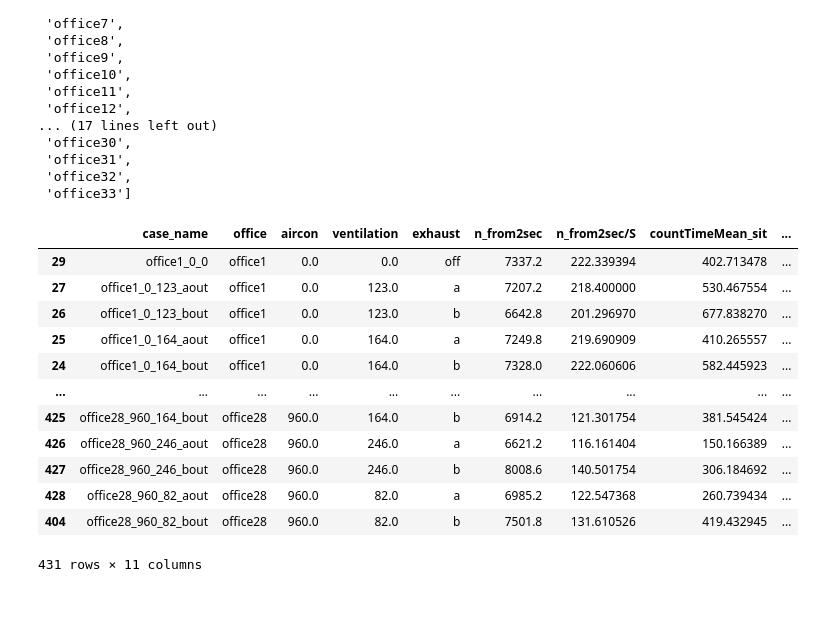
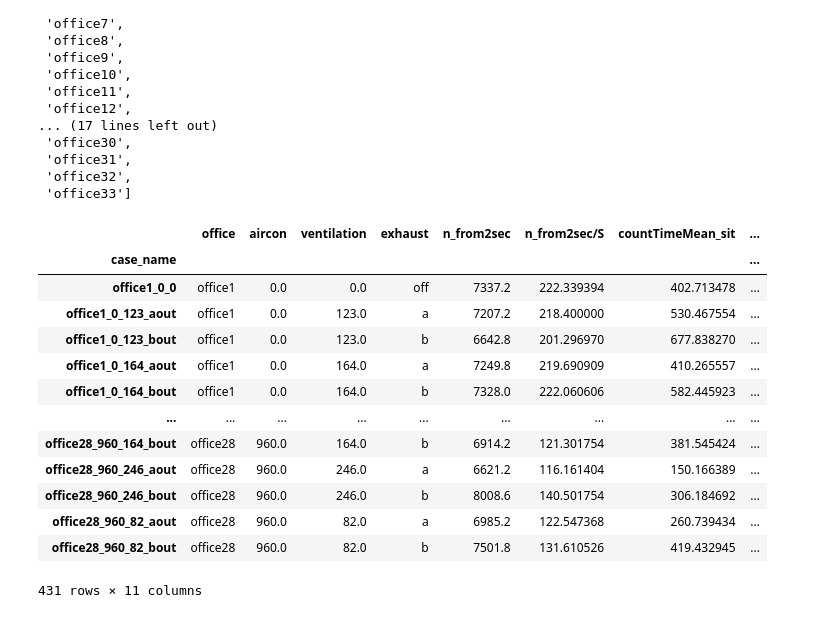
Before and after one commit to Enehentaro/MachineLearning, a Jupyter notebook: NoteBook/TrialAndError.ipynb, the cells around one changed output. Drawn from its saved outputs; the diff is of its cells as text; code cells hidden in the pictures.

```diff
--- a/NoteBook/TrialAndError.ipynb
+++ b/NoteBook/TrialAndError.ipynb
@@ -436,5 +438,6 @@ pc_dict
 # %%
-df = pd.read_csv("/mnt/MachineLearning/Count_timeSeries/exceptDesk/patientMean/summary.csv")
+# df = pd.read_csv("/mnt/MachineLearning/Count_timeSeries/exceptDesk/patientMean/summary.csv")
+df = pd.read_csv("/mnt/MachineLearning/Count_timeSeries/onlyFloating/patientMean/summary.csv")
 df
 # %% [output]
 |  | office10_0_0 | office10_0_164_aout | office10_0_164_bout | office10_0_246_aout | office10_0_246_bout | ... |
@@ -461,5 +464,5 @@ df_filtered.iloc[:,:20].plot(figsize=(12,8))
 # s_mean.rename("countTimeMean_exceptDesk", inplace=True)
 # %%
 s_mean = df.iloc[1:].mean()
-s_mean.rename("countTimeMean_exceptDesk", inplace=True)
+s_mean.rename("countTimeMean_onlyFloating", inplace=True)
 # %% [output]
@@ -478,5 +481,5 @@ Name: countTimeMean_exceptDesk, Length: 431, dtype: float64
 # %%
-df_summary = pd.read_csv("/mnt/MachineLearning/data/summary_20221216.csv")
+df_summary = pd.read_csv("/mnt/MachineLearning/data/summary_20230105.csv")
 df_summary.set_index("case_name", inplace=True)
 df_summary
 # %% [output]
@@ -568,28 +571,29 @@ df_summary.reset_index(inplace=True)
 # %%
-df_summary['order'] = df_summary['office'].apply(
-    lambda office: office_sorted_list.index(office) if office in office_sorted_list else -1)
+# df_summary['order'] = df_summary['office'].apply(
+#     lambda office: office_sorted_list.index(office) if office in office_sorted_list else -1)
 
-df_summary = df_summary.sort_values(['order', 'case_name']).drop(columns="order")
+# df_summary = df_summary.sort_values(['order', 'case_name']).drop(columns="order")
 # %%
 df_total = df_summary
-df_total["countTimeMean_bin"] = pd.qcut(df_summary["countTimeMean_exceptDesk"], 4, labels=False)
+df_total["countTimeMean_bin"] = pd.qcut(df_summary["countTimeMean_onlyFloating"], 4, labels=False)
 # df_total["countTimeMean_bin"] = pd.qcut(df_summary["countTimeMean_sit2stand"], 4, labels=False)
 
 
 df_total
 # %% [output]
-|  | case_name | office | aircon | ventilation | exhaust | n_from2sec | n_from2sec/S | countTimeMean_sit | ... |
-| 29 | office1_0_0 | office1 | 0.0 | 0.0 | off | 7337.2 | 222.339394 | 402.713478 | ... |
-| 27 | office1_0_123_aout | office1 | 0.0 | 123.0 | a | 7207.2 | 218.400000 | 530.467554 | ... |
-| 26 | office1_0_123_bout | office1 | 0.0 | 123.0 | b | 6642.8 | 201.296970 | 677.838270 | ... |
-| 25 | office1_0_164_aout | office1 | 0.0 | 164.0 | a | 7249.8 | 219.690909 | 410.265557 | ... |
-| 24 | office1_0_164_bout | office1 | 0.0 | 164.0 | b | 7328.0 | 222.060606 | 582.445923 | ... |
-| ... | ... | ... | ... | ... | ... | ... | ... | ... | ... |
-| 425 | office28_960_164_bout | office28 | 960.0 | 164.0 | b | 6914.2 | 121.301754 | 381.545424 | ... |
-| 426 | office28_960_246_aout | office28 | 960.0 | 246.0 | a | 6621.2 | 116.161404 | 150.166389 | ... |
-| 427 | office28_960_246_bout | office28 | 960.0 | 246.0 | b | 8008.6 | 140.501754 | 306.184692 | ... |
-| 428 | office28_960_82_aout | office28 | 960.0 | 82.0 | a | 6985.2 | 122.547368 | 260.739434 | ... |
-| 404 | office28_960_82_bout | office28 | 960.0 | 82.0 | b | 7501.8 | 131.610526 | 419.432945 | ... |
+|  | office | aircon | ventilation | exhaust | n_from2sec | n_from2sec/S | countTimeMean_sit | ... |
+| case_name |  |  |  |  |  |  |  | ... |
+| office1_0_0 | office1 | 0.0 | 0.0 | off | 7337.2 | 222.339394 | 402.713478 | ... |
+| office1_0_123_aout | office1 | 0.0 | 123.0 | a | 7207.2 | 218.400000 | 530.467554 | ... |
+| office1_0_123_bout | office1 | 0.0 | 123.0 | b | 6642.8 | 201.296970 | 677.838270 | ... |
+| office1_0_164_aout | office1 | 0.0 | 164.0 | a | 7249.8 | 219.690909 | 410.265557 | ... |
+| office1_0_164_bout | office1 | 0.0 | 164.0 | b | 7328.0 | 222.060606 | 582.445923 | ... |
+| ... | ... | ... | ... | ... | ... | ... | ... | ... |
+| office28_960_164_bout | office28 | 960.0 | 164.0 | b | 6914.2 | 121.301754 | 381.545424 | ... |
+| office28_960_246_aout | office28 | 960.0 | 246.0 | a | 6621.2 | 116.161404 | 150.166389 | ... |
+| office28_960_246_bout | office28 | 960.0 | 246.0 | b | 8008.6 | 140.501754 | 306.184692 | ... |
+| office28_960_82_aout | office28 | 960.0 | 82.0 | a | 6985.2 | 122.547368 | 260.739434 | ... |
+| office28_960_82_bout | office28 | 960.0 | 82.0 | b | 7501.8 | 131.610526 | 419.432945 | ... |
 431 rows × 11 columns
 # %%
 def plot_RoI_level(df_total:pd.DataFrame):
```
Also changed, not shown: parts of 22 cells of this notebook, 37 other files.
